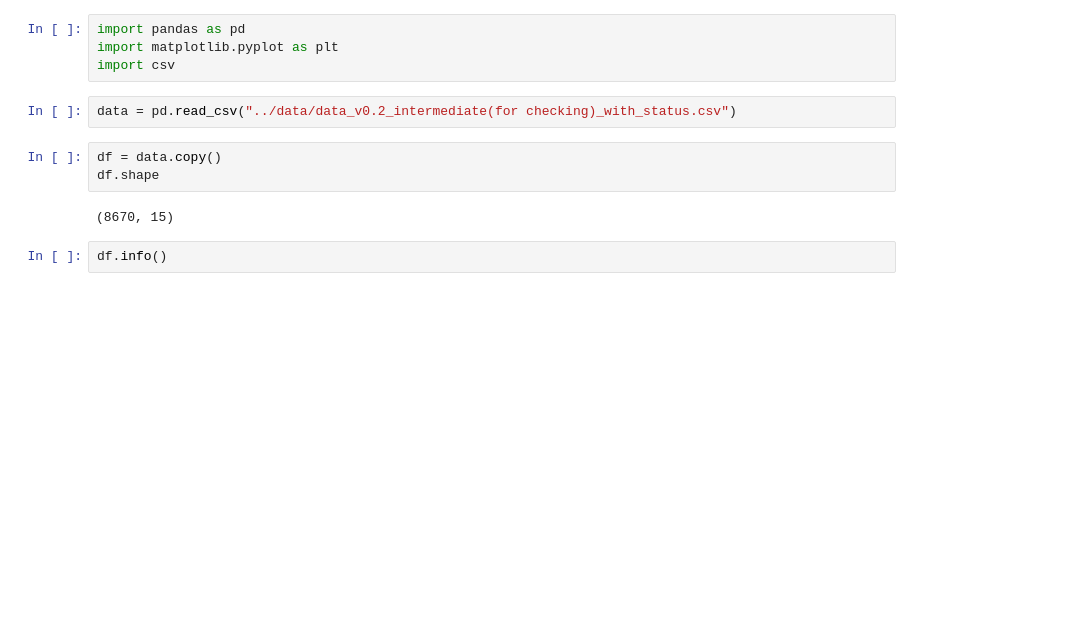
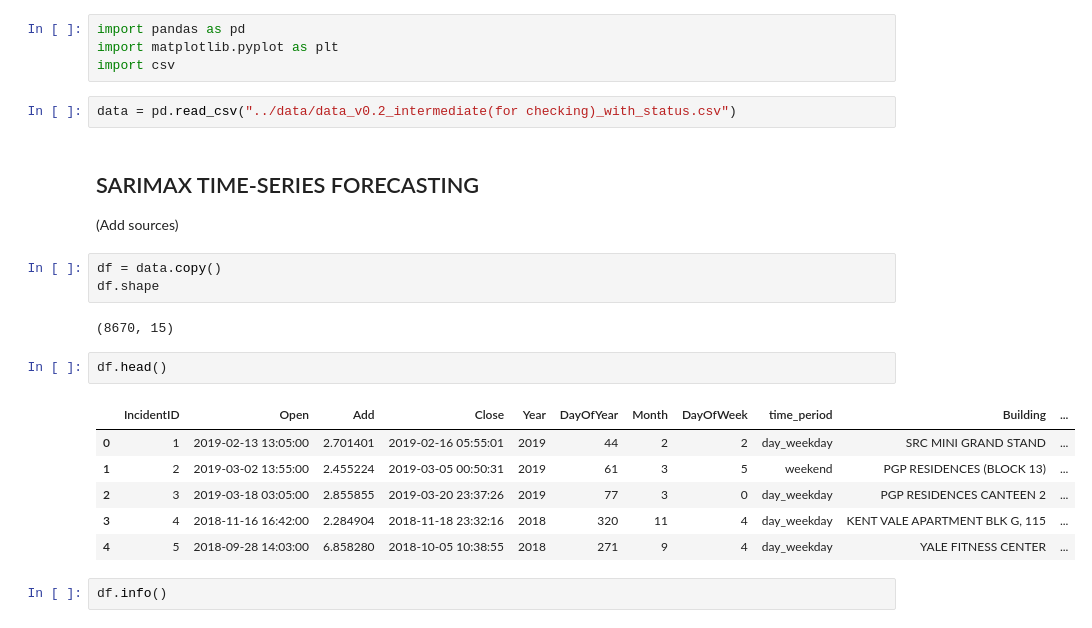
Before and after one commit to chloetkl/dsa3101-2310-06-security, a Jupyter notebook: back-end/src/time-series.ipynb, the cells around one changed output. Saved outputs shown, nothing was run; the diff lists cells and outputs as text; blank space fills up the shorter version.

```diff
--- a/back-end/src/time-series.ipynb
+++ b/back-end/src/time-series.ipynb
@@ -4,11 +4,24 @@ import matplotlib.pyplot as plt
 import csv
 # %%
 data = pd.read_csv("../data/data_v0.2_intermediate(for checking)_with_status.csv")
+# %% [markdown]
+## SARIMAX TIME-SERIES FORECASTING
+
+(Add sources)
 # %%
 df = data.copy()
 df.shape
 # %% [output]
 (8670, 15)
+# %%
+df.head()
+# %% [output]
+|  | IncidentID | Open | Add | Close | Year | DayOfYear | Month | DayOfWeek | time_period | Building | ... |
+| 0 | 1 | 2019-02-13 13:05:00 | 2.701401 | 2019-02-16 05:55:01 | 2019 | 44 | 2 | 2 | day_weekday | SRC MINI GRAND STAND | ... |
+| 1 | 2 | 2019-03-02 13:55:00 | 2.455224 | 2019-03-05 00:50:31 | 2019 | 61 | 3 | 5 | weekend | PGP RESIDENCES (BLOCK 13) | ... |
+| 2 | 3 | 2019-03-18 03:05:00 | 2.855855 | 2019-03-20 23:37:26 | 2019 | 77 | 3 | 0 | day_weekday | PGP RESIDENCES CANTEEN 2 | ... |
+| 3 | 4 | 2018-11-16 16:42:00 | 2.284904 | 2018-11-18 23:32:16 | 2018 | 320 | 11 | 4 | day_weekday | KENT VALE APARTMENT BLK G, 115 | ... |
+| 4 | 5 | 2018-09-28 14:03:00 | 6.858280 | 2018-10-05 10:38:55 | 2018 | 271 | 9 | 4 | day_weekday | YALE FITNESS CENTER | ... |
 # %%
 df.info()
 # %% [output]
```
Also changed, not shown: parts of 6 cells of this notebook.
